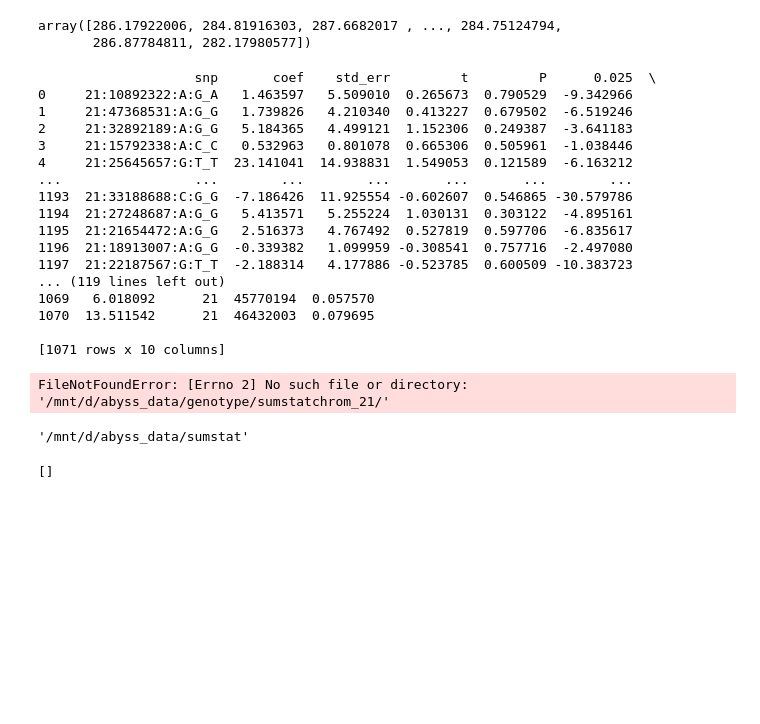
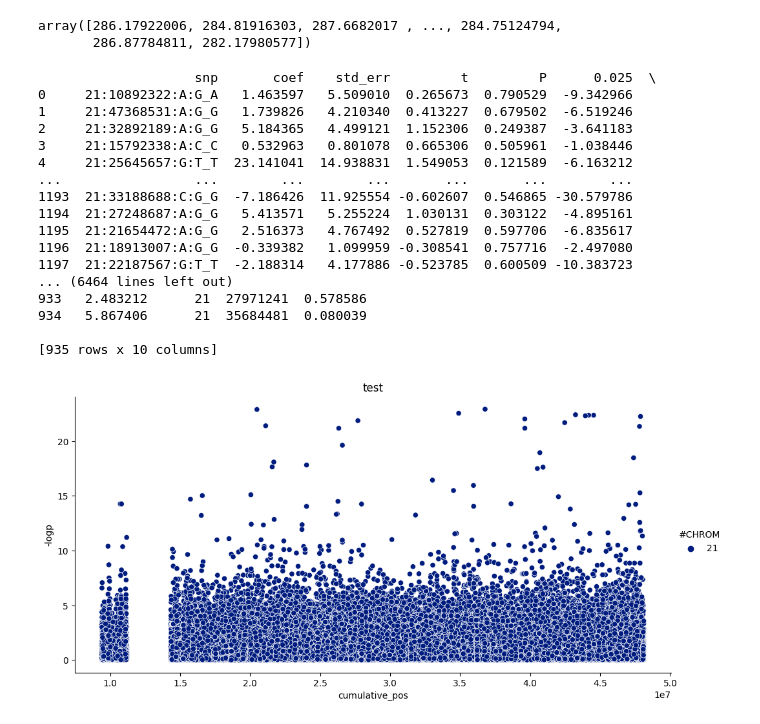
Before and after one commit to mat2m10/gwas_testing, a Jupyter notebook: classical_gwas.ipynb, the cells around one changed output. Saved outputs shown, nothing was run; the diff lists cells and outputs as text; code cells hidden in the pictures; blank space fills up the shorter version.

```diff
--- a/classical_gwas.ipynb
+++ b/classical_gwas.ipynb
@@ -440,7 +424,7 @@ from sklearn.linear_model import LinearRegression
 import statsmodels.api as sm
 from scipy import stats
 # %%
-for file in onlyfiles_input[0:5]:
+for file in onlyfiles_input:
     path_file = path_genos + folder + '/' + file
     genos = pd.read_pickle(path_file)
     #AF = pd.read_pickle(path_mafs + file)
@@ -480,11 +464,11 @@ for file in onlyfiles_input[0:5]:
 1195  21:21654472:A:G_G   2.516373   4.767492  0.527819  0.597706  -6.835617
 1196  21:18913007:A:G_G  -0.339382   1.099959 -0.308541  0.757716  -2.497080
 1197  21:22187567:G:T_T  -2.188314   4.177886 -0.523785  0.600509 -10.383723
-... (119 lines left out)
-1069   6.018092      21  45770194  0.057570
-1070  13.511542      21  46432003  0.079695
+... (6464 lines left out)
+933   2.483212      21  27971241  0.578586
+934   5.867406      21  35684481  0.080039
 
-[1071 rows x 10 columns]
+[935 rows x 10 columns]
 # %%
 path_sumstat = PATH_SUMSTAT
 
@@ -505,13 +489,26 @@ for chrom_file in chrom_files:
 sumstats = sumstat_array[0]
 for sumstat in sumstat_array[1:]:
     sumstats = pd.concat([sumstats,sumstat])
-# %% [output]
-FileNotFoundError: [Errno 2] No such file or directory: '/mnt/d/abyss_data/genotype/sumstatchrom_21/'
-# %%
-PATH_SUMSTAT
-# %% [output]
-'/mnt/d/abyss_data/sumstat'
-# %%
-chrom_files
-# %% [output]
-[]
+# %%
+sumstats = sumstats.reset_index(drop=True)
+# %%
+running_pos = 0
+cumulative_pos = []
+for chrom, group_df in sumstats.groupby('#CHROM'):
+    cumulative_pos.append(group_df['POS'] + running_pos)
+    running_pos += group_df['POS'].max()
+
+sumstats['cumulative_pos'] = pd.concat(cumulative_pos)
+sumstats['SNP number'] = sumstats.index
+# %%
+sns.relplot(
+    data=sumstats,
+    x='cumulative_pos',
+    y='-logp',
+    aspect=2,
+    hue='#CHROM',
+    palette='dark'
+).set(title=f"test")
+plt.savefig(f"./y_pred_strat_no_causal_landscape_original.png")
+# %% [output]
+[figure, added]
```
Also changed, not shown: parts of 8 cells of this notebook, 3 other files.
